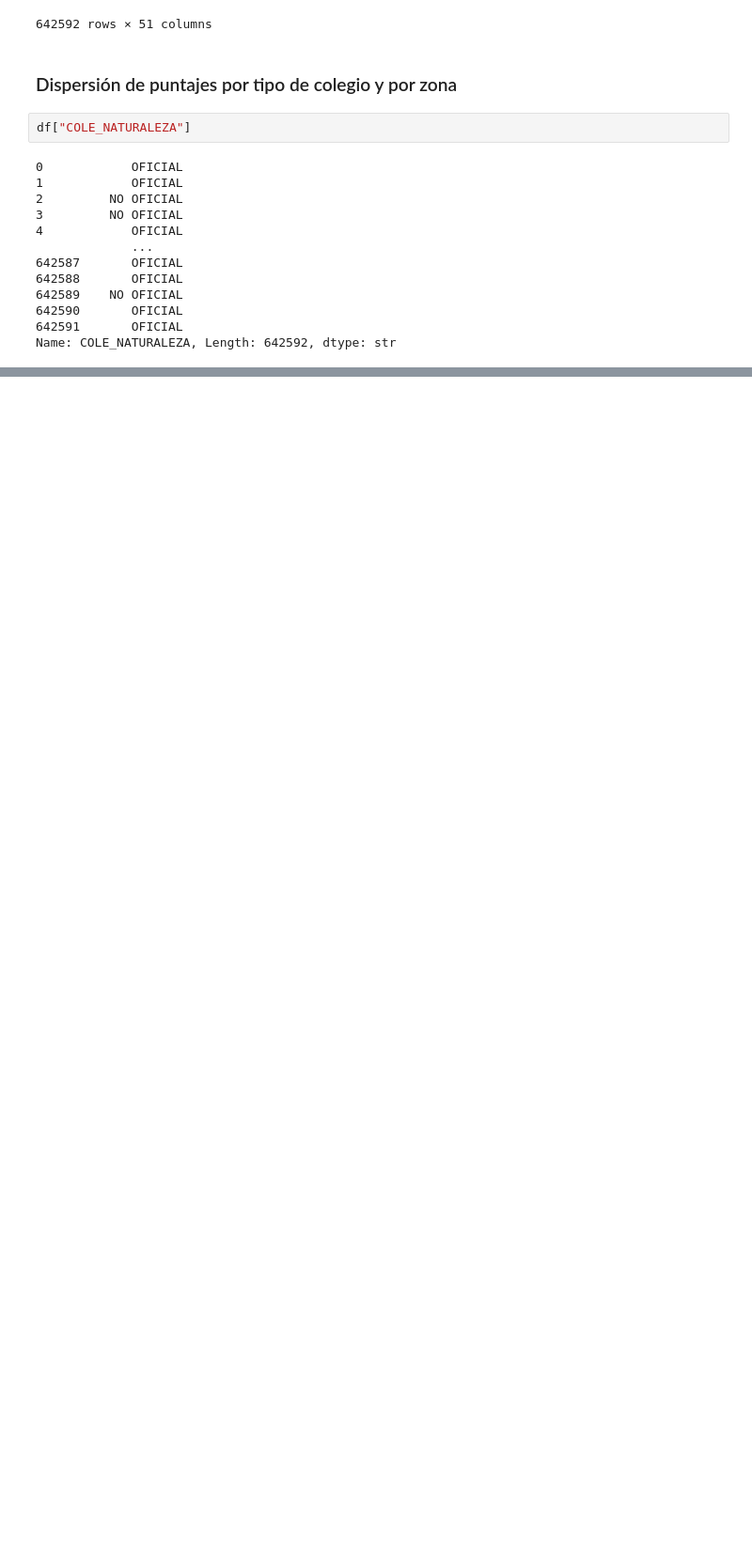
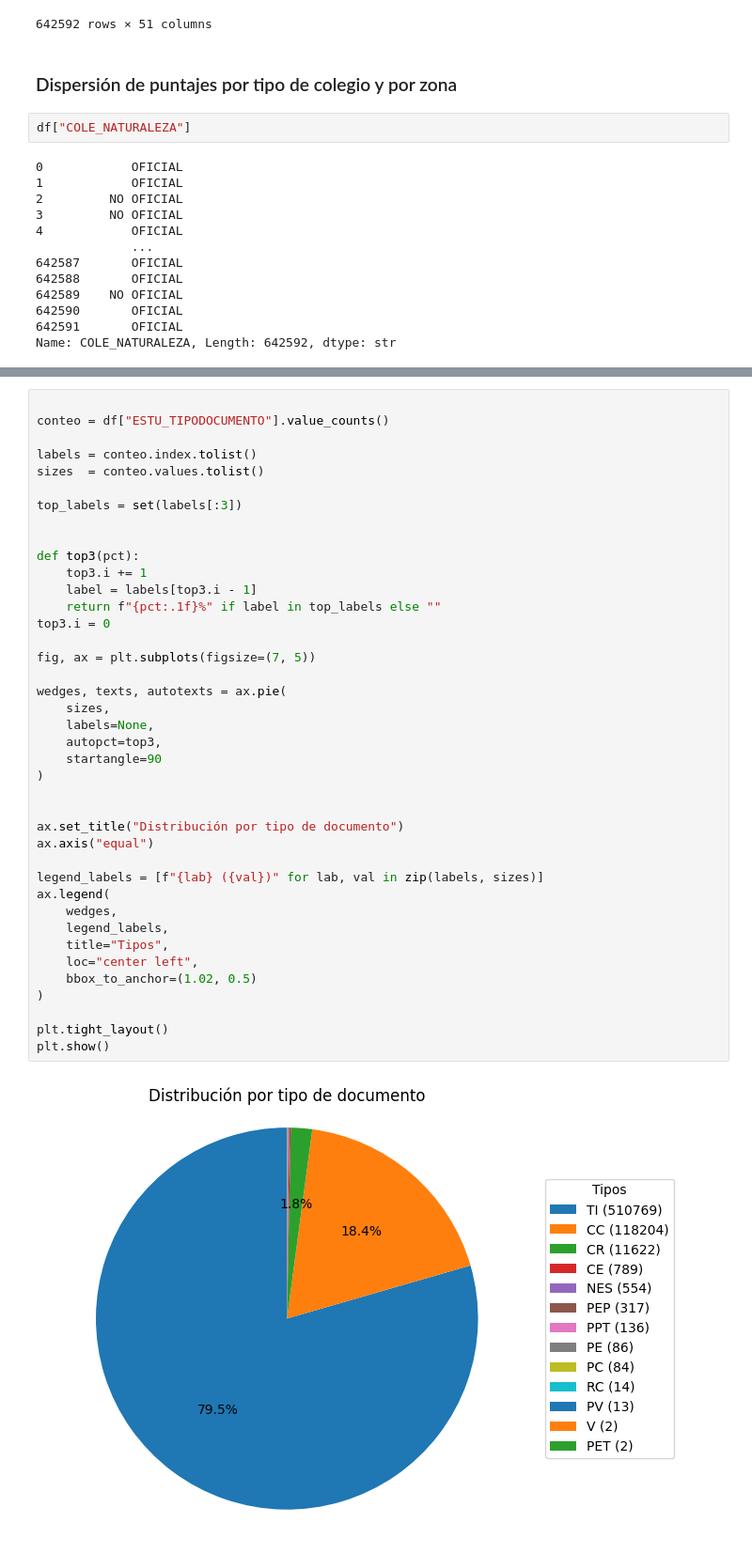
Before and after one commit to juancamilogoomezz/Proyecto-1, a Jupyter notebook: Experimentar Jeronimo.ipynb, the cells around one changed output, grey strips where cells are left out. Shown at 94% size. Saved outputs shown, nothing was run; the diff lists cells and outputs as text; blank space fills up the shorter version.

```diff
--- a/Experimentar Jeronimo.ipynb
+++ b/Experimentar Jeronimo.ipynb
@@ -470,0 +485,42 @@ fig.show()
+# %%
+
+conteo = df["ESTU_TIPODOCUMENTO"].value_counts()
+
+labels = conteo.index.tolist()
+sizes  = conteo.values.tolist()
+
+top_labels = set(labels[:3])
+
+
+def top3(pct):
+    top3.i += 1
+    label = labels[top3.i - 1]
+    return f"{pct:.1f}%" if label in top_labels else ""
+top3.i = 0
+
+fig, ax = plt.subplots(figsize=(7, 5))
+
+wedges, texts, autotexts = ax.pie(
+    sizes,
+    labels=None,
+    autopct=top3,
+    startangle=90
+)
+
+
+ax.set_title("Distribución por tipo de documento")
+ax.axis("equal")
+
+legend_labels = [f"{lab} ({val})" for lab, val in zip(labels, sizes)]
+ax.legend(
+    wedges,
+    legend_labels,
+    title="Tipos",
+    loc="center left",
+    bbox_to_anchor=(1.02, 0.5)
+)
+
+plt.tight_layout()
+plt.show()
+# %% [output]
+[figure, added]
```
Also changed, not shown: parts of 15 cells of this notebook.
